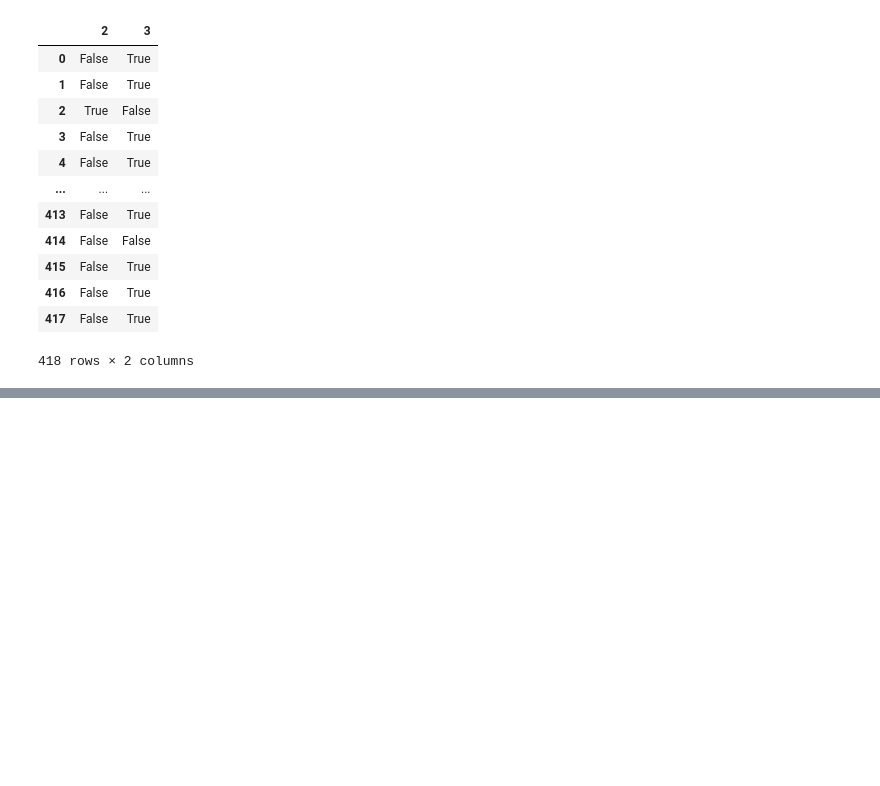
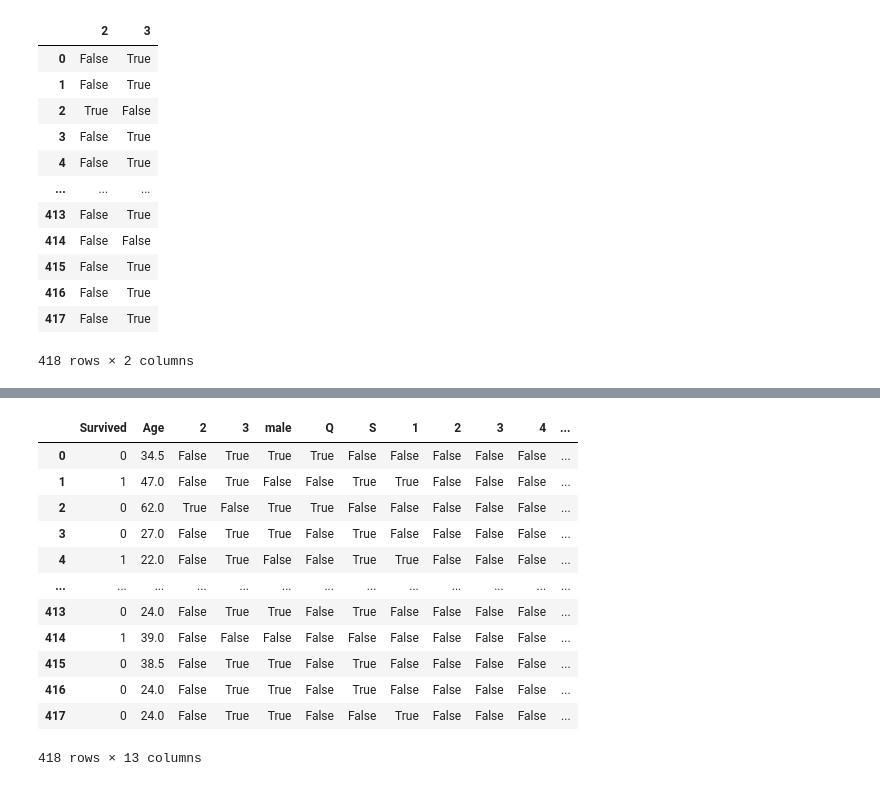
Before and after one commit to Abhijit28012002/Titanic_Machine_learing_Model, a Jupyter notebook: Train_Code.ipynb, the cells around one changed output, grey strips where cells are left out. Drawn from its saved outputs; the diff is of its cells as text; code cells hidden in the pictures; blank space fills up the shorter version.

```diff
--- a/Train_Code.ipynb
+++ b/Train_Code.ipynb
@@ -344,0 +303,5 @@ Pclass=pd.get_dummies(dataset["Pclass"],drop_first=True)
+# %%
+Pclass=pd.get_dummies(dataset["Pclass"],drop_first=True)
+Sex=pd.get_dummies(dataset["Sex"],drop_first=True)
+Sibsp=pd.get_dummies(dataset["SibSp"],drop_first=True)
+Embarked=pd.get_dummies(dataset["Embarked"],drop_first=True)
@@ -344,0 +340,18 @@ Pclass=pd.get_dummies(dataset["Pclass"],drop_first=True)
+# %%
+dataset.drop(["Pclass","Sex","Embarked","SibSp"],axis=1,inplace=True)
+# %%
+pd.concat([dataset,Pclass,Sex,Embarked,Sibsp],axis=1)
+# %% [output]
+|  | Survived | Age | 2 | 3 | male | Q | S | 1 | 2 | 3 | 4 | ... |
+| 0 | 0 | 34.5 | False | True | True | True | False | False | False | False | False | ... |
+| 1 | 1 | 47.0 | False | True | False | False | True | True | False | False | False | ... |
+| 2 | 0 | 62.0 | True | False | True | True | False | False | False | False | False | ... |
+| 3 | 0 | 27.0 | False | True | True | False | True | False | False | False | False | ... |
+| 4 | 1 | 22.0 | False | True | False | False | True | True | False | False | False | ... |
+| ... | ... | ... | ... | ... | ... | ... | ... | ... | ... | ... | ... | ... |
+| 413 | 0 | 24.0 | False | True | True | False | True | False | False | False | False | ... |
+| 414 | 1 | 39.0 | False | False | False | False | False | False | False | False | False | ... |
+| 415 | 0 | 38.5 | False | True | True | False | True | False | False | False | False | ... |
+| 416 | 0 | 24.0 | False | True | True | False | True | False | False | False | False | ... |
+| 417 | 0 | 24.0 | False | True | True | False | False | True | False | False | False | ... |
+418 rows × 13 columns
```
Also changed, not shown: parts of 37 cells of this notebook.
